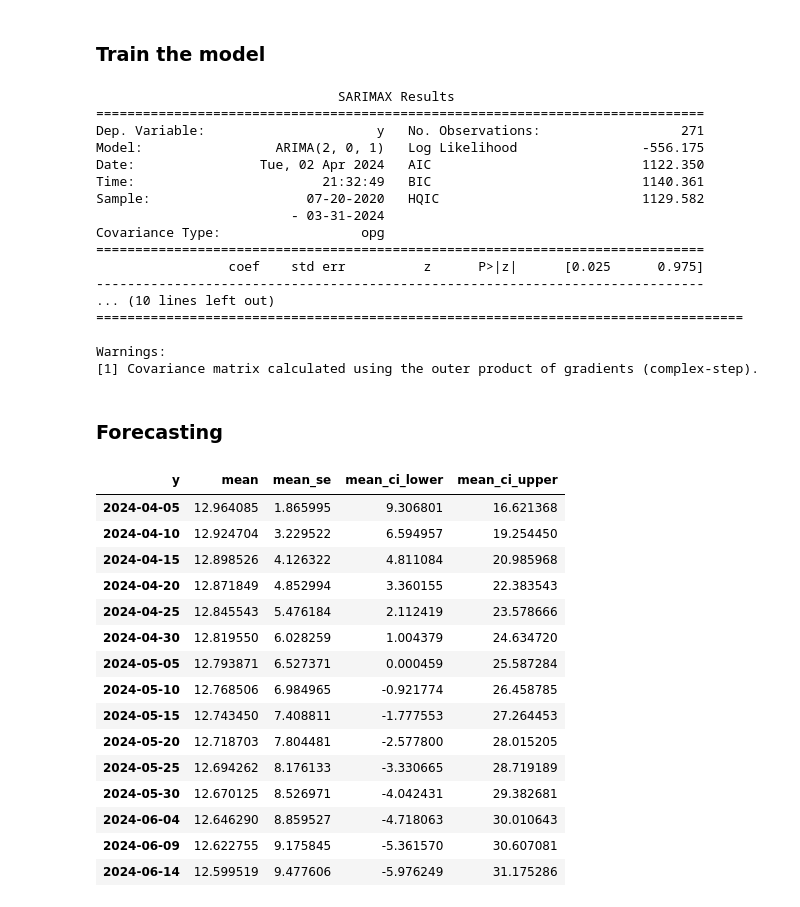
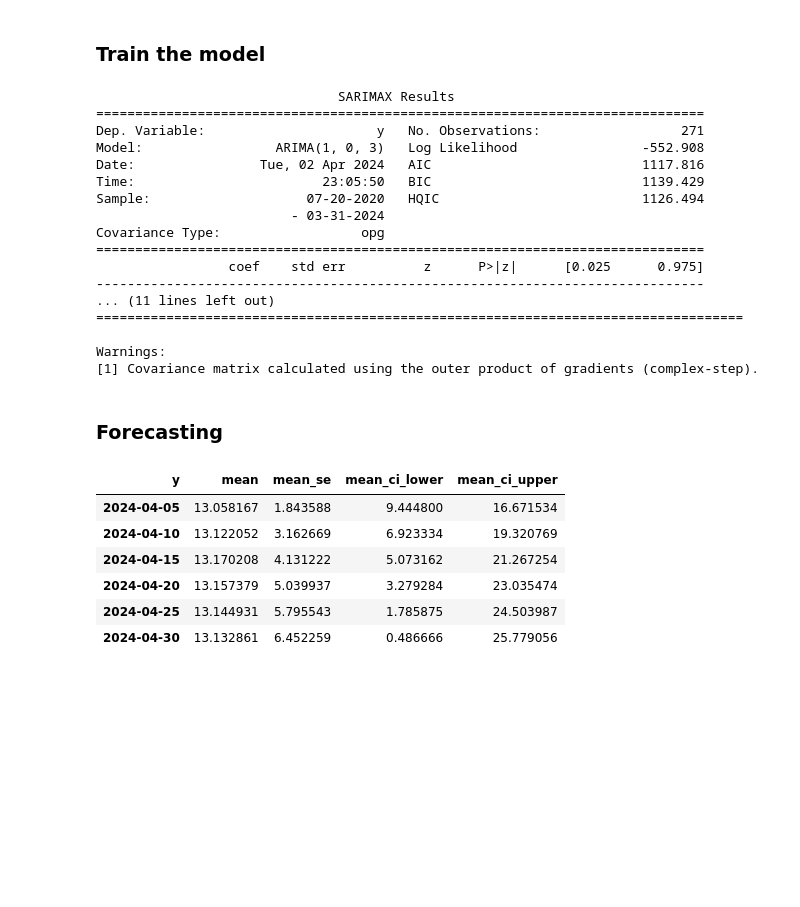
Before and after one commit to notfakearcher/yanjun, a Jupyter notebook: time-series/01_practice/practice4.ipynb, the cells around one changed output. Cells and saved outputs as stored; diff of their text form; code cells hidden in the pictures; blank space fills up the shorter version.

```diff
--- a/time-series/01_practice/practice4.ipynb
+++ b/time-series/01_practice/practice4.ipynb
@@ -128,7 +128,7 @@ Alternative Hypothesis: The process is weakly stationary.
 mod = STLForecast(
   df1,
   sm.tsa.arima.ARIMA,
-  model_kwargs = dict(order = (2, 0, 1), trend = 't')
+  model_kwargs = dict(order = (1, 0, 3), trend = 't')
 )
 res = mod.fit().model_result
 print(res.summary())
@@ -136,16 +136,16 @@ print(res.summary())
                                SARIMAX Results
 ==============================================================================
 Dep. Variable:                      y   No. Observations:                  271
-Model:                 ARIMA(2, 0, 1)   Log Likelihood                -556.175
-Date:                Tue, 02 Apr 2024   AIC                           1122.350
-Time:                        21:32:49   BIC                           1140.361
-Sample:                    07-20-2020   HQIC                          1129.582
+Model:                 ARIMA(1, 0, 3)   Log Likelihood                -552.908
+Date:                Tue, 02 Apr 2024   AIC                           1117.816
+Time:                        23:05:50   BIC                           1139.429
+Sample:                    07-20-2020   HQIC                          1126.494
                          - 03-31-2024
 Covariance Type:                  opg
 ==============================================================================
                  coef    std err          z      P>|z|      [0.025      0.975]
 ------------------------------------------------------------------------------
-... (10 lines left out)
+... (11 lines left out)
 ===================================================================================
 
 Warnings:
@@ -153,23 +153,14 @@ Warnings:
 # %% [markdown]
 ### Forecasting
 # %%
-steps = 15
+steps = 6
 forecast_df = res.get_forecast(steps = steps).summary_frame()
 forecast_df
 # %% [output]
 | y | mean | mean_se | mean_ci_lower | mean_ci_upper |
-| 2024-04-05 | 12.964085 | 1.865995 | 9.306801 | 16.621368 |
-| 2024-04-10 | 12.924704 | 3.229522 | 6.594957 | 19.254450 |
-| 2024-04-15 | 12.898526 | 4.126322 | 4.811084 | 20.985968 |
-| 2024-04-20 | 12.871849 | 4.852994 | 3.360155 | 22.383543 |
-| 2024-04-25 | 12.845543 | 5.476184 | 2.112419 | 23.578666 |
-| 2024-04-30 | 12.819550 | 6.028259 | 1.004379 | 24.634720 |
-| 2024-05-05 | 12.793871 | 6.527371 | 0.000459 | 25.587284 |
-| 2024-05-10 | 12.768506 | 6.984965 | -0.921774 | 26.458785 |
-| 2024-05-15 | 12.743450 | 7.408811 | -1.777553 | 27.264453 |
-| 2024-05-20 | 12.718703 | 7.804481 | -2.577800 | 28.015205 |
-| 2024-05-25 | 12.694262 | 8.176133 | -3.330665 | 28.719189 |
-| 2024-05-30 | 12.670125 | 8.526971 | -4.042431 | 29.382681 |
-| 2024-06-04 | 12.646290 | 8.859527 | -4.718063 | 30.010643 |
-| 2024-06-09 | 12.622755 | 9.175845 | -5.361570 | 30.607081 |
-| 2024-06-14 | 12.599519 | 9.477606 | -5.976249 | 31.175286 |
+| 2024-04-05 | 13.058167 | 1.843588 | 9.444800 | 16.671534 |
+| 2024-04-10 | 13.122052 | 3.162669 | 6.923334 | 19.320769 |
+| 2024-04-15 | 13.170208 | 4.131222 | 5.073162 | 21.267254 |
+| 2024-04-20 | 13.157379 | 5.039937 | 3.279284 | 23.035474 |
+| 2024-04-25 | 13.144931 | 5.795543 | 1.785875 | 24.503987 |
+| 2024-04-30 | 13.132861 | 6.452259 | 0.486666 | 25.779056 |
```
Also changed, not shown: parts of 5 cells of this notebook, 1 other file.
